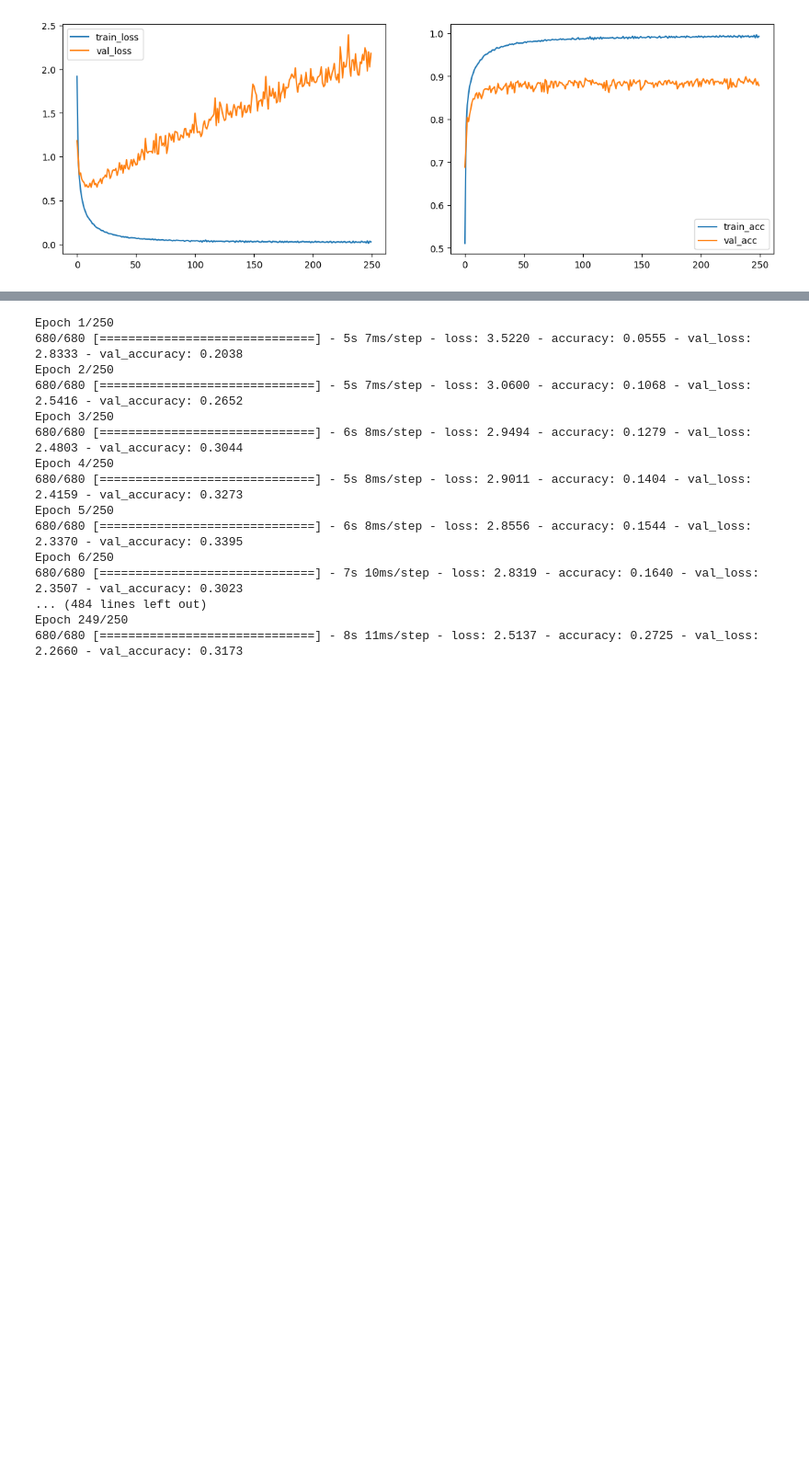
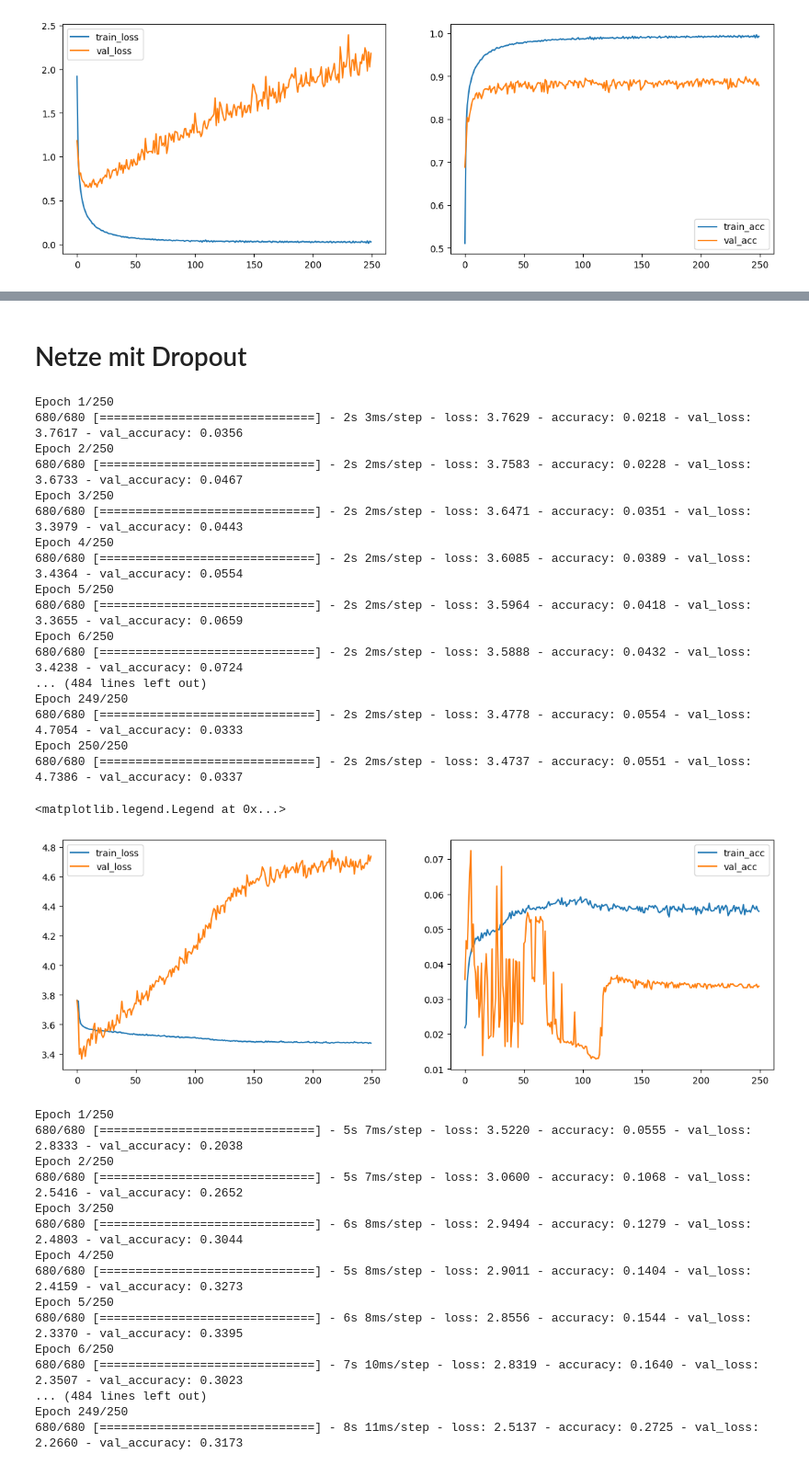
Before and after one commit to nmaaiken/neuro_modularbeit, a Jupyter notebook: DNN.ipynb, the cells around one changed output, grey strips where cells are left out. Shown at 92% size. Cells and saved outputs as stored; diff of their text form; code cells hidden in the pictures; blank space fills up the shorter version.

```diff
--- a/DNN.ipynb
+++ b/DNN.ipynb
@@ -186,3 +245,65 @@ Epoch 250/250
+# %% [markdown]
+# Netze mit Dropout
+# %%
+dnn_50_dropout = Sequential()
+
+dnn_50_dropout.add(Dense(64, activation='relu', input_dim=(32*32*1)))
+dnn_50_dropout.add(Dropout(0.5))
+dnn_50_dropout.add(Dense(32, activation='relu'))
+dnn_50_dropout.add(Dropout(0.5))
+dnn_50_dropout.add(Dense(64, activation='relu'))
+dnn_50_dropout.add(Dropout(0.5))
+dnn_50_dropout.add(Dense(43, activation='softmax'))
+
+
+dnn_50_dropout.compile(
+    optimizer='adam',
+    loss='categorical_crossentropy',
+    metrics=['accuracy']
+)
+
+dnn_50_dropout_history = dnn_50_dropout.fit(
+    x=x_train_gray,
+    y=y_train_gray,
+    epochs=250,
+    batch_size=128,
+    verbose=1,
+    validation_data=(x_test_gray, y_test_gray)
+)
+
+#plt.plot(dnn_no_dropout_history.history['accuracy'], label='train_acc')
+#plt.plot(dnn_no_dropout_history.history['val_accuracy'], label='val_acc')
+plt.figure(figsize=(14,10))
+
+plt.subplot(221)
+plt.plot(dnn_50_dropout_history.history['loss'], label='train_loss')
+plt.plot(dnn_50_dropout_history.history['val_loss'], label='val_loss')
+plt.legend(['train_loss', 'val_loss'])
+
+plt.subplot(222)
+plt.plot(dnn_50_dropout_history.history['accuracy'], label='train_acc')
+plt.plot(dnn_50_dropout_history.history['val_accuracy'], label='val_acc')
+plt.legend(['train_acc', 'val_acc'])
+# %% [output]
+Epoch 1/250
+680/680 [==============================] - 2s 3ms/step - loss: 3.7629 - accuracy: 0.0218 - val_loss: 3.7617 - val_accuracy: 0.0356
+Epoch 2/250
+680/680 [==============================] - 2s 2ms/step - loss: 3.7583 - accuracy: 0.0228 - val_loss: 3.6733 - val_accuracy: 0.0467
+Epoch 3/250
+680/680 [==============================] - 2s 2ms/step - loss: 3.6471 - accuracy: 0.0351 - val_loss: 3.3979 - val_accuracy: 0.0443
+Epoch 4/250
+680/680 [==============================] - 2s 2ms/step - loss: 3.6085 - accuracy: 0.0389 - val_loss: 3.4364 - val_accuracy: 0.0554
+Epoch 5/250
+680/680 [==============================] - 2s 2ms/step - loss: 3.5964 - accuracy: 0.0418 - val_loss: 3.3655 - val_accuracy: 0.0659
+Epoch 6/250
+680/680 [==============================] - 2s 2ms/step - loss: 3.5888 - accuracy: 0.0432 - val_loss: 3.4238 - val_accuracy: 0.0724
+... (484 lines left out)
+Epoch 249/250
+680/680 [==============================] - 2s 2ms/step - loss: 3.4778 - accuracy: 0.0554 - val_loss: 4.7054 - val_accuracy: 0.0333
+Epoch 250/250
+680/680 [==============================] - 2s 2ms/step - loss: 3.4737 - accuracy: 0.0551 - val_loss: 4.7386 - val_accuracy: 0.0337
+<matplotlib.legend.Legend at 0x...>
+[figure, added]
 # %%
 dnn_50_dropout = Sequential()
 
```
Also changed, not shown: parts of 23 cells of this notebook, 18 other files.
